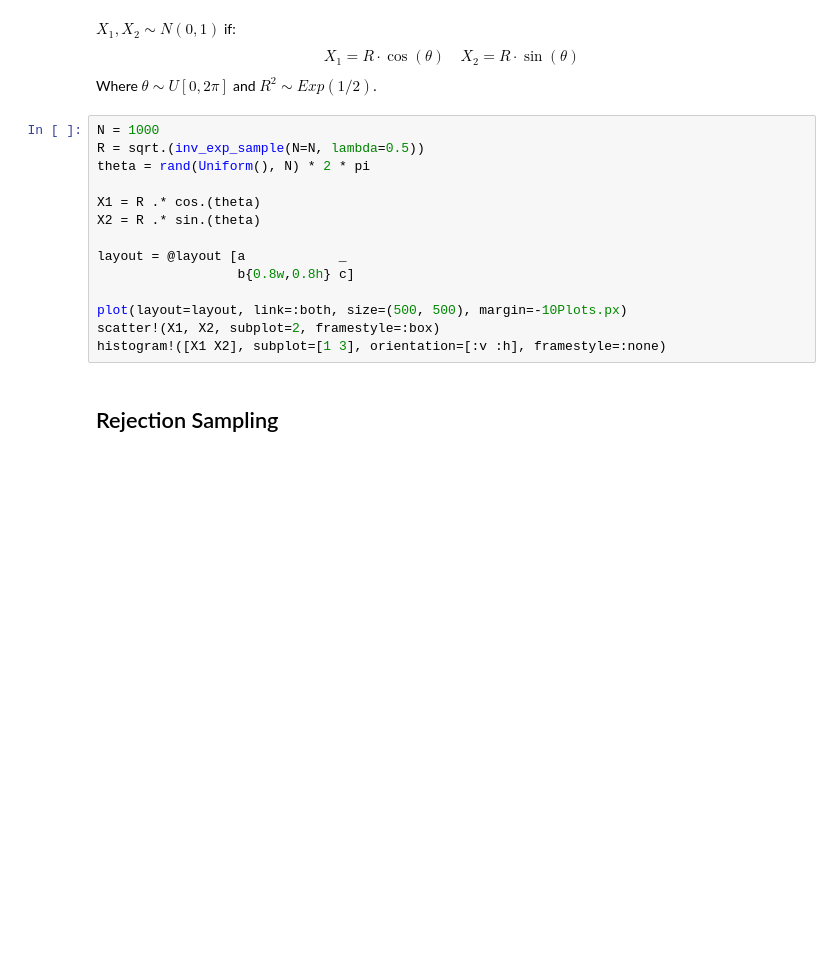
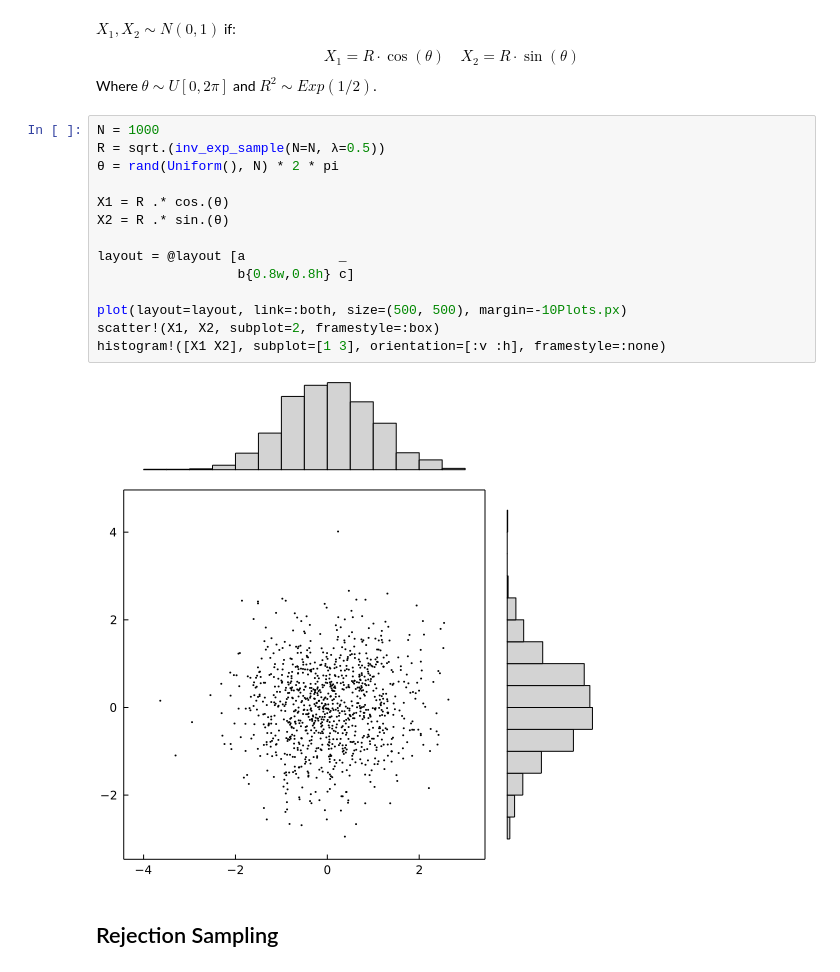
Before and after one commit to Kaasiak/MonteCarloCasino, a Jupyter notebook: 02-transformation-rejection-reweighting.ipynb, the cells around one changed output. Saved outputs shown, nothing was run; the diff lists cells and outputs as text; blank space fills up the shorter version.

```diff
--- a/02-transformation-rejection-reweighting.ipynb
+++ b/02-transformation-rejection-reweighting.ipynb
@@ -51,18 +55,20 @@ $$X_1 = R \cdot \cos(\theta) \quad X_2 = R \cdot \sin(\theta)$$
 Where $\theta \sim U[0, 2\pi]$ and $R^2 \sim Exp(1/2)$.
 # %%
 N = 1000
-R = sqrt.(inv_exp_sample(N=N, lambda=0.5))
-theta = rand(Uniform(), N) * 2 * pi
+R = sqrt.(inv_exp_sample(N=N, λ=0.5))
+θ = rand(Uniform(), N) * 2 * pi
 
-X1 = R .* cos.(theta)
-X2 = R .* sin.(theta)
+X1 = R .* cos.(θ)
+X2 = R .* sin.(θ)
 
 layout = @layout [a            _
                   b{0.8w,0.8h} c]
 
 plot(layout=layout, link=:both, size=(500, 500), margin=-10Plots.px)
 scatter!(X1, X2, subplot=2, framestyle=:box)
 histogram!([X1 X2], subplot=[1 3], orientation=[:v :h], framestyle=:none)
+# %% [output]
+[figure, added]
 # %% [markdown]
 ## Rejection Sampling
 # %% [markdown]
```
Also changed, not shown: parts of 8 cells of this notebook, 4 other files.
